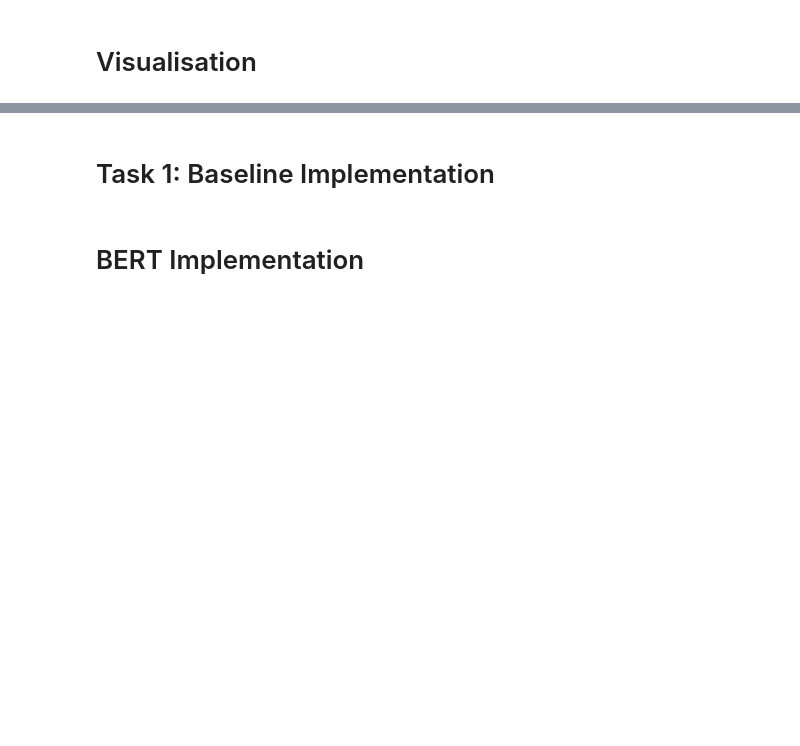
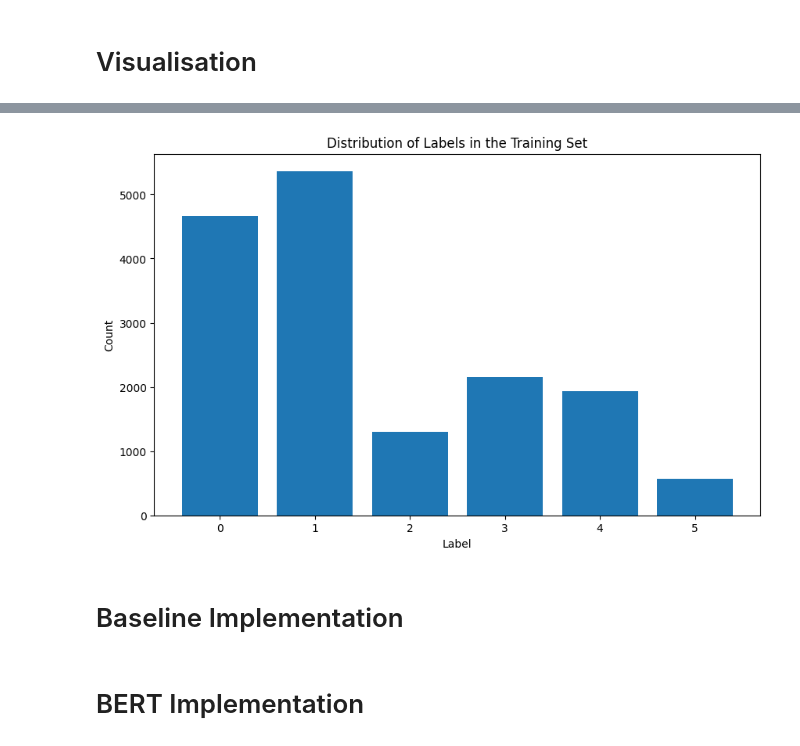
Before and after one commit to r-uben/2024_bse_summer_school, a Jupyter notebook: homework/hw2.ipynb, the cells around one changed output, grey strips where cells are left out. Cells and saved outputs as stored; diff of their text form; code cells hidden in the pictures; blank space fills up the shorter version.

```diff
--- a/homework/hw2.ipynb
+++ b/homework/hw2.ipynb
@@ -60,2 +101,6 @@ Data().plot_label_distribution()
+# %%
+label_dist = Data().plot_label_distribution()
+# %% [output]
+[figure, added]
 # %% [markdown]
-# Task 1: Baseline Implementation
+# Baseline Implementation
```
Also changed, not shown: parts of 26 cells of this notebook, 13 other files.
